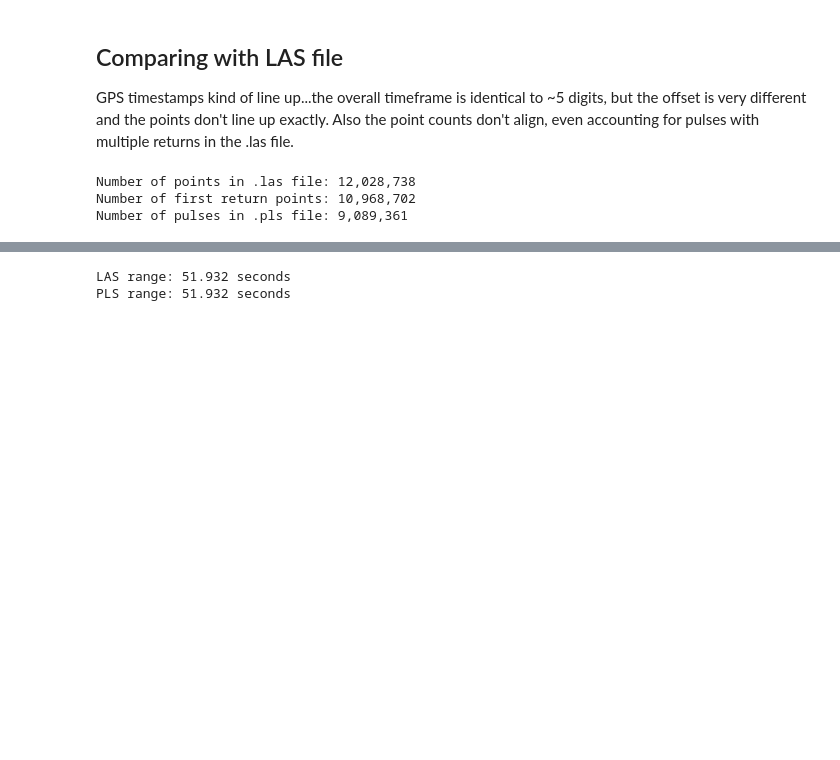
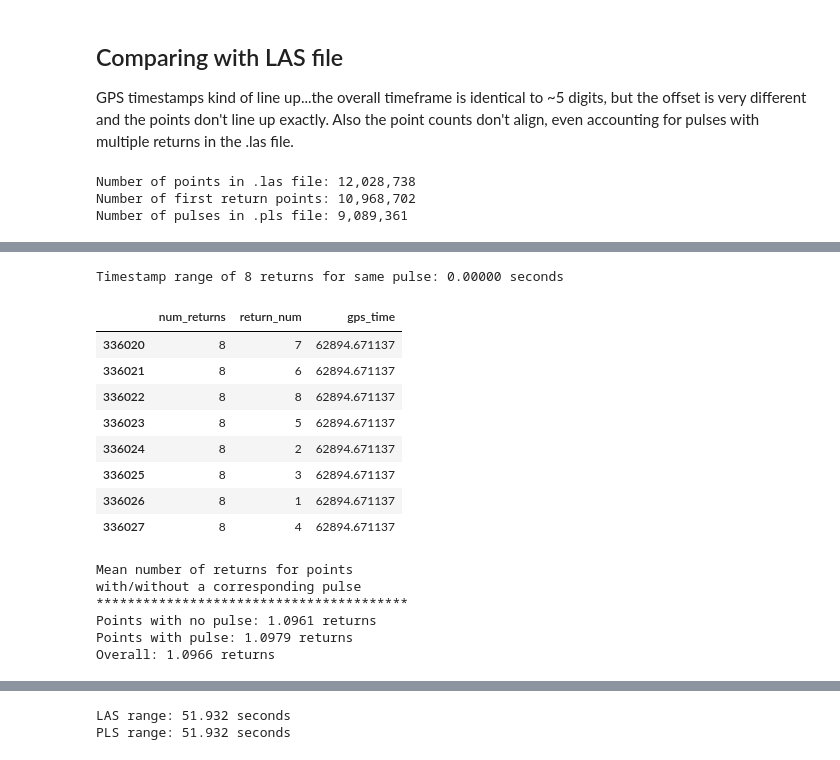
Before and after one commit to mihamerstan/lidar_metrics, a Jupyter notebook: notebooks/comparing_las_pls.ipynb, the cells around one changed output, grey strips where cells are left out. Saved outputs shown, nothing was run; the diff lists cells and outputs as text; code cells hidden in the pictures; blank space fills up the shorter version.

Commit message:
looked at time intervals for multiple returns, whether point-pulse matches are less likely to be noisy anchors

```diff
--- a/notebooks/comparing_las_pls.ipynb
+++ b/notebooks/comparing_las_pls.ipynb
@@ -68,0 +68,29 @@ However, the time ranges for the two files agree almost exactly.  Below, we try
+# %%
+returns_from_same_pulse = las_df.iloc[336020:336028]
+print("Timestamp range of 8 returns for same pulse: {:2.5f} seconds".format(returns_from_same_pulse['gps_time'].max()-returns_from_same_pulse['gps_time'].min()))
+las_df.iloc[336020:336028][['num_returns','return_num','gps_time']]
+# %% [output]
+Timestamp range of 8 returns for same pulse: 0.00000 seconds
+|  | num_returns | return_num | gps_time |
+| 336020 | 8 | 7 | 62894.671137 |
+| 336021 | 8 | 6 | 62894.671137 |
+| 336022 | 8 | 8 | 62894.671137 |
+| 336023 | 8 | 5 | 62894.671137 |
+| 336024 | 8 | 2 | 62894.671137 |
+| 336025 | 8 | 3 | 62894.671137 |
+| 336026 | 8 | 1 | 62894.671137 |
+| 336027 | 8 | 4 | 62894.671137 |
+# %%
+# Q: Are multi-return points less likely to line up with a pulse?
+# A: No.
+print("Mean number of returns for points \nwith/without a corresponding pulse\n"+"*"*40)
+print("Points with no pulse: {:2.4f} returns".format(no_pulse['num_returns'].mean()))
+print("Points with pulse: {:2.4f} returns".format(with_pulse['num_returns'].mean()))
+print("Overall: {:2.4f} returns".format(first_return_df['num_returns'].mean()))
+# %% [output]
+Mean number of returns for points
+with/without a corresponding pulse
+****************************************
+Points with no pulse: 1.0961 returns
+Points with pulse: 1.0979 returns
+Overall: 1.0966 returns
```
Also changed, not shown: parts of 12 cells of this notebook, 1 other file.
